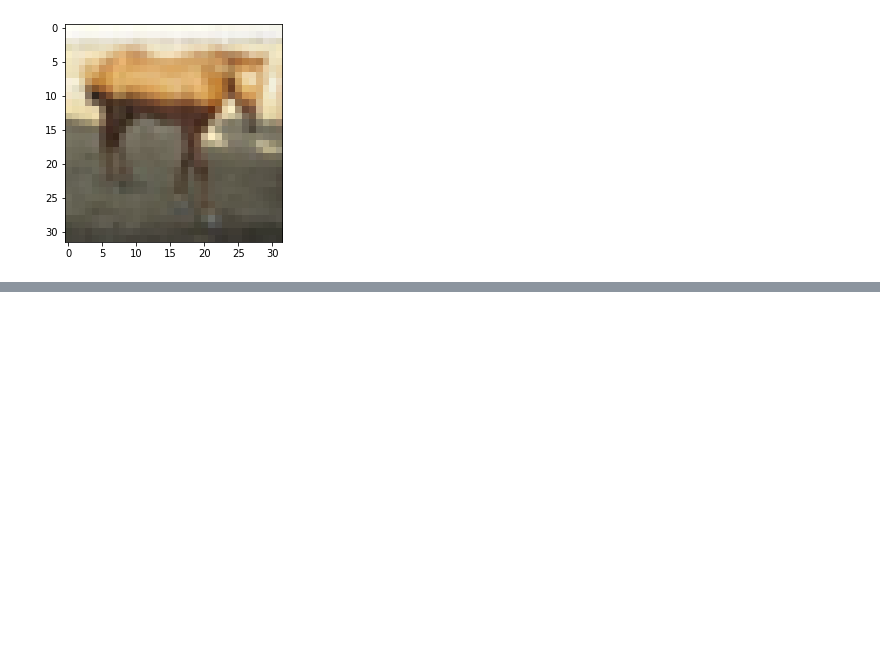
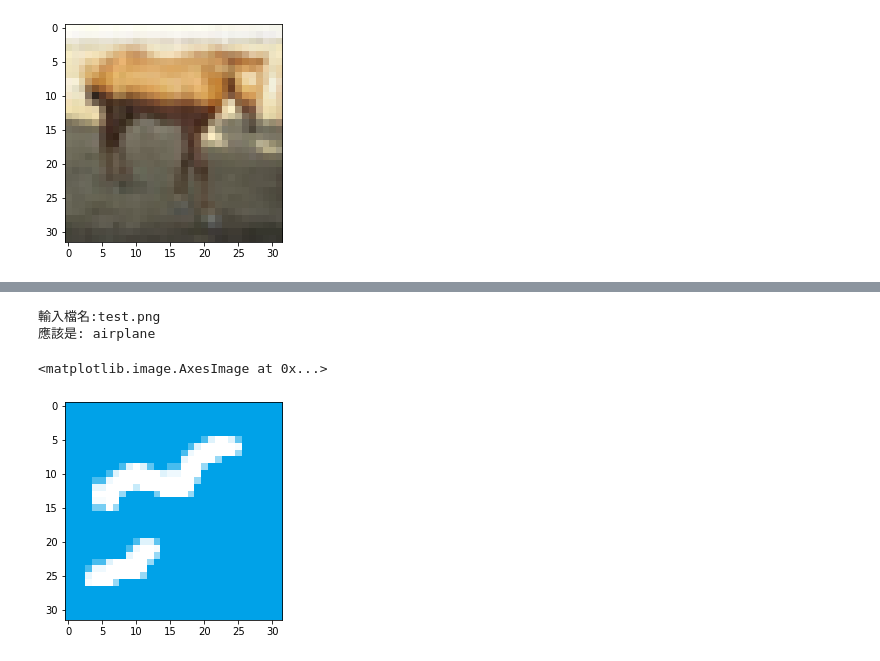
Before and after one commit to Elwing-Chou/ML0423, a Jupyter notebook: cifar10.ipynb, the cells around one changed output, grey strips where cells are left out. Cells and saved outputs as stored; diff of their text form; code cells hidden in the pictures; blank space fills up the shorter version.

```diff
--- a/cifar10.ipynb
+++ b/cifar10.ipynb
@@ -118,0 +181,15 @@ Epoch 12/100
+# %%
+from tensorflow.keras.preprocessing.image import load_img
+fn = input("輸入檔名:")
+img = load_img(fn, target_size=(32, 32))
+# 剛剛帶入 (10000, 784)
+# 現在帶入 (1, 784)
+img_norm = np.array(img).reshape(1, 32, 32, 3) / 255
+ans = model.predict_classes(img_norm)[0]
+print("應該是:", trans[ans])
+plt.imshow(img)
+# %% [output]
+輸入檔名:test.png
+應該是: airplane
+<matplotlib.image.AxesImage at 0x...>
+[figure, added]
```
Also changed, not shown: parts of 9 cells of this notebook.
